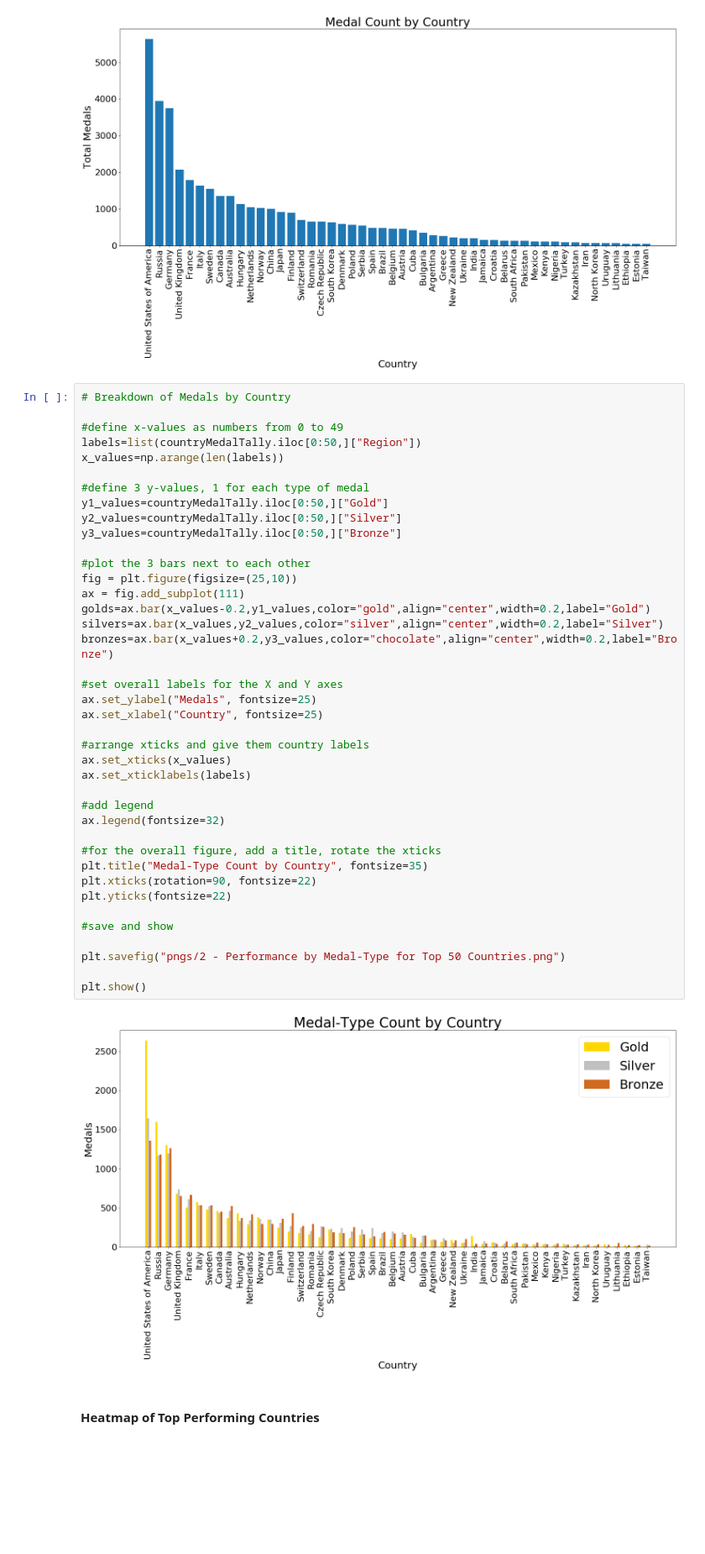
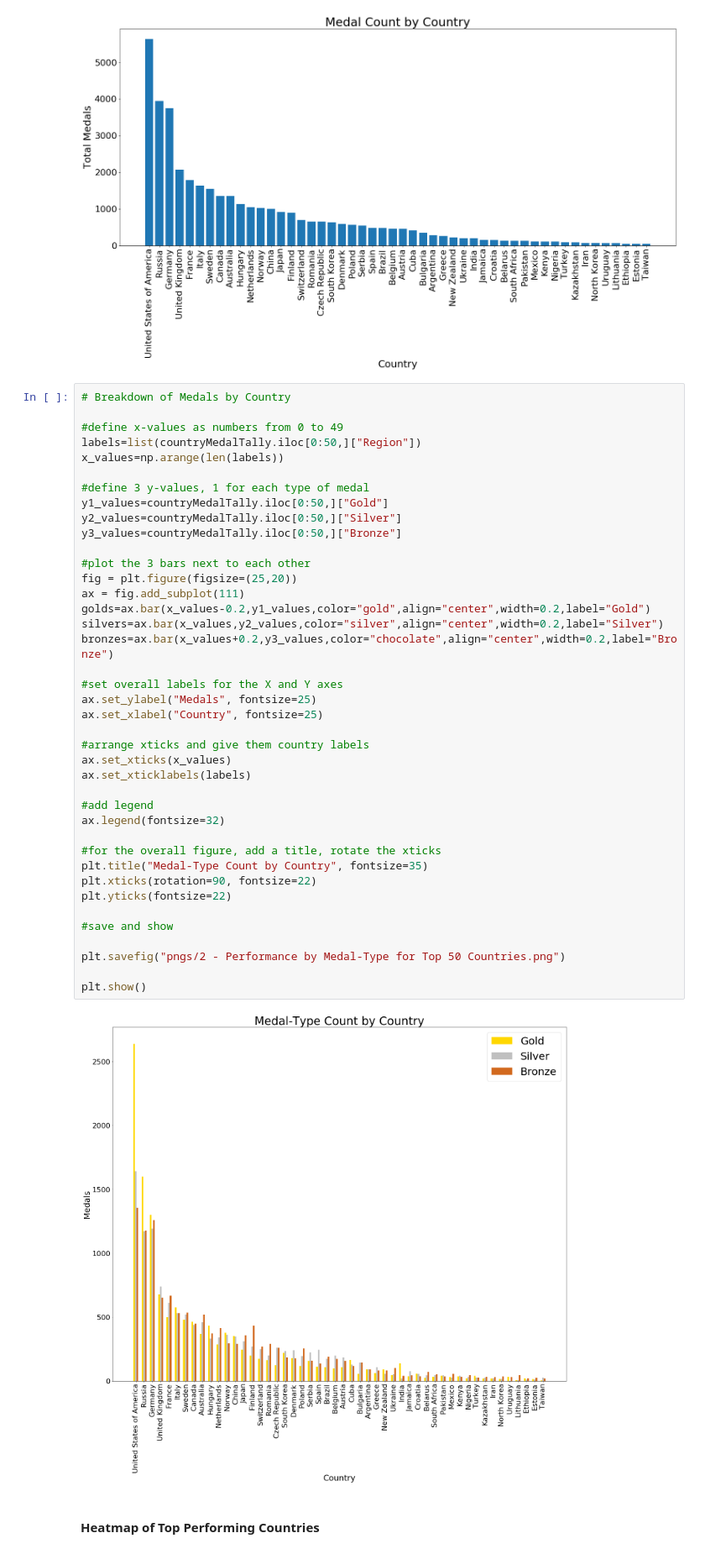
Before and after one commit to shashanksheth/project-dividebyzero, a Jupyter notebook: Master Jupyter.ipynb, the cells around one changed output. Shown at 84% size. Saved outputs shown, nothing was run; the diff lists cells and outputs as text; blank space fills up the shorter version.

```diff
--- a/Master Jupyter.ipynb
+++ b/Master Jupyter.ipynb
@@ -344,35 +344,35 @@ y2_values=countryMedalTally.iloc[0:50,]["Silver"]
 y3_values=countryMedalTally.iloc[0:50,]["Bronze"]
 
 #plot the 3 bars next to each other
-fig = plt.figure(figsize=(25,10))
+fig = plt.figure(figsize=(25,20))
 ax = fig.add_subplot(111)
 golds=ax.bar(x_values-0.2,y1_values,color="gold",align="center",width=0.2,label="Gold")
 silvers=ax.bar(x_values,y2_values,color="silver",align="center",width=0.2,label="Silver")
 bronzes=ax.bar(x_values+0.2,y3_values,color="chocolate",align="center",width=0.2,label="Bronze")
 
 #set overall labels for the X and Y axes
 ax.set_ylabel("Medals", fontsize=25)
 ax.set_xlabel("Country", fontsize=25)
 
 #arrange xticks and give them country labels
 ax.set_xticks(x_values)
 ax.set_xticklabels(labels)
 
 #add legend
 ax.legend(fontsize=32)
 
 #for the overall figure, add a title, rotate the xticks
 plt.title("Medal-Type Count by Country", fontsize=35)
 plt.xticks(rotation=90, fontsize=22)
 plt.yticks(fontsize=22)
 
 #save and show
 
 plt.savefig("pngs/2 - Performance by Medal-Type for Top 50 Countries.png")
 
 plt.show()
 # %% [output]
-[figure, old version]
+[figure, new version]
 # %% [markdown]
 #### Heatmap of Top Performing Countries
 # %%
```
Also changed, not shown: 2 other files.
